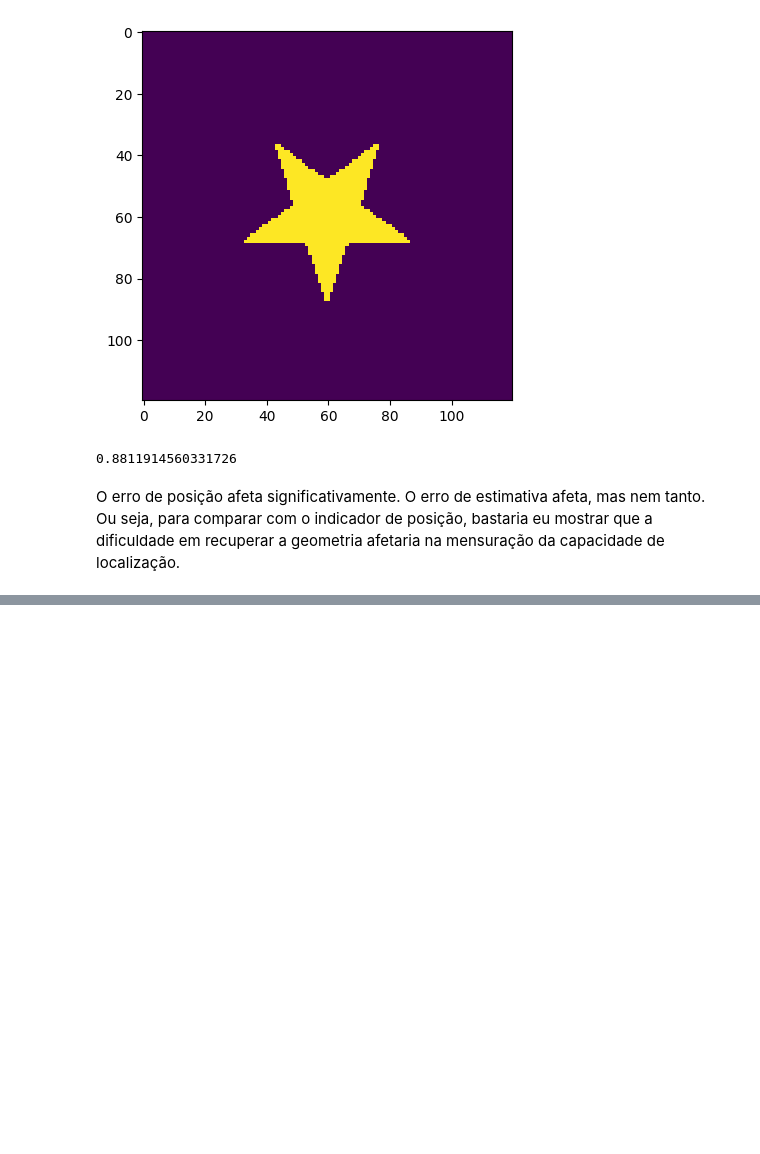
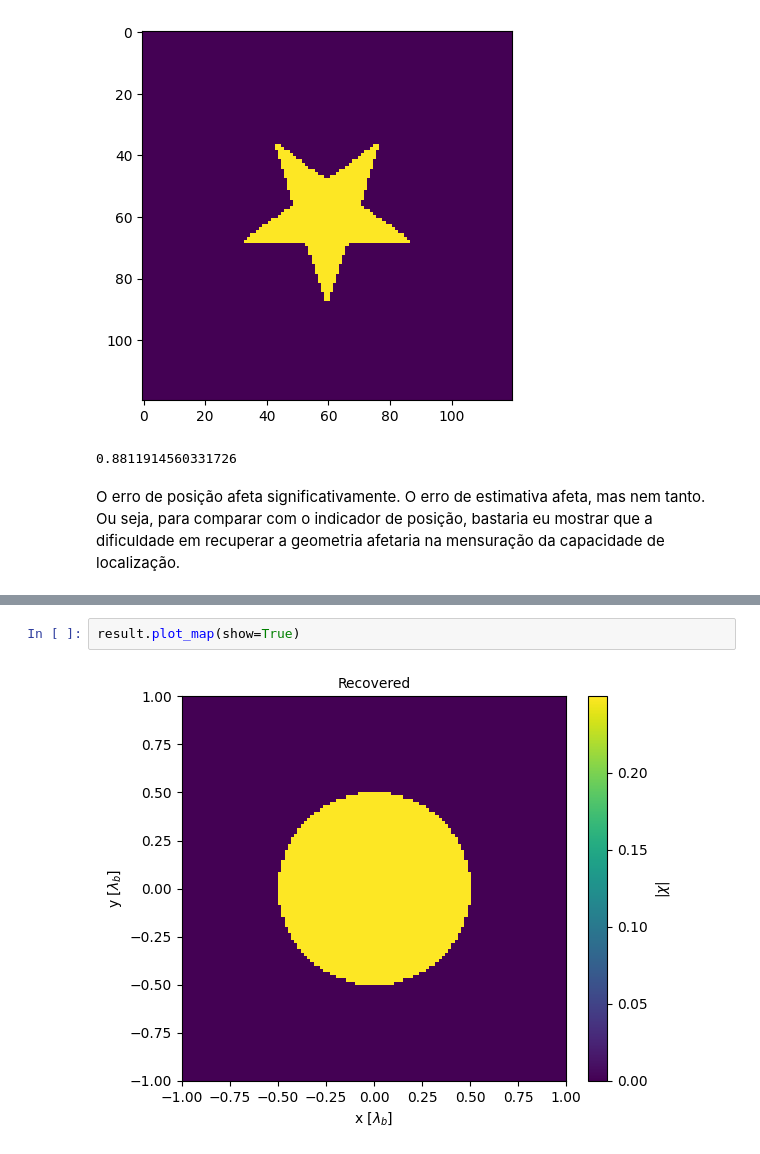
Before and after one commit to andre-batista/PISPAEIS, a Jupyter notebook: experiments/indicatorcomparison/ssimtest.ipynb, the cells around one changed output, grey strips where cells are left out. Drawn from its saved outputs; the diff is of its cells as text; blank space fills up the shorter version.

```diff
--- a/experiments/indicatorcomparison/ssimtest.ipynb
+++ b/experiments/indicatorcomparison/ssimtest.ipynb
@@ -115,0 +134,4 @@ NameError: name 'discretizationssi' is not defined
+# %%
+result.plot_map(show=True)
+# %% [output]
+[figure, added]
```
Also changed, not shown: parts of 5 cells of this notebook, 4 other files.
